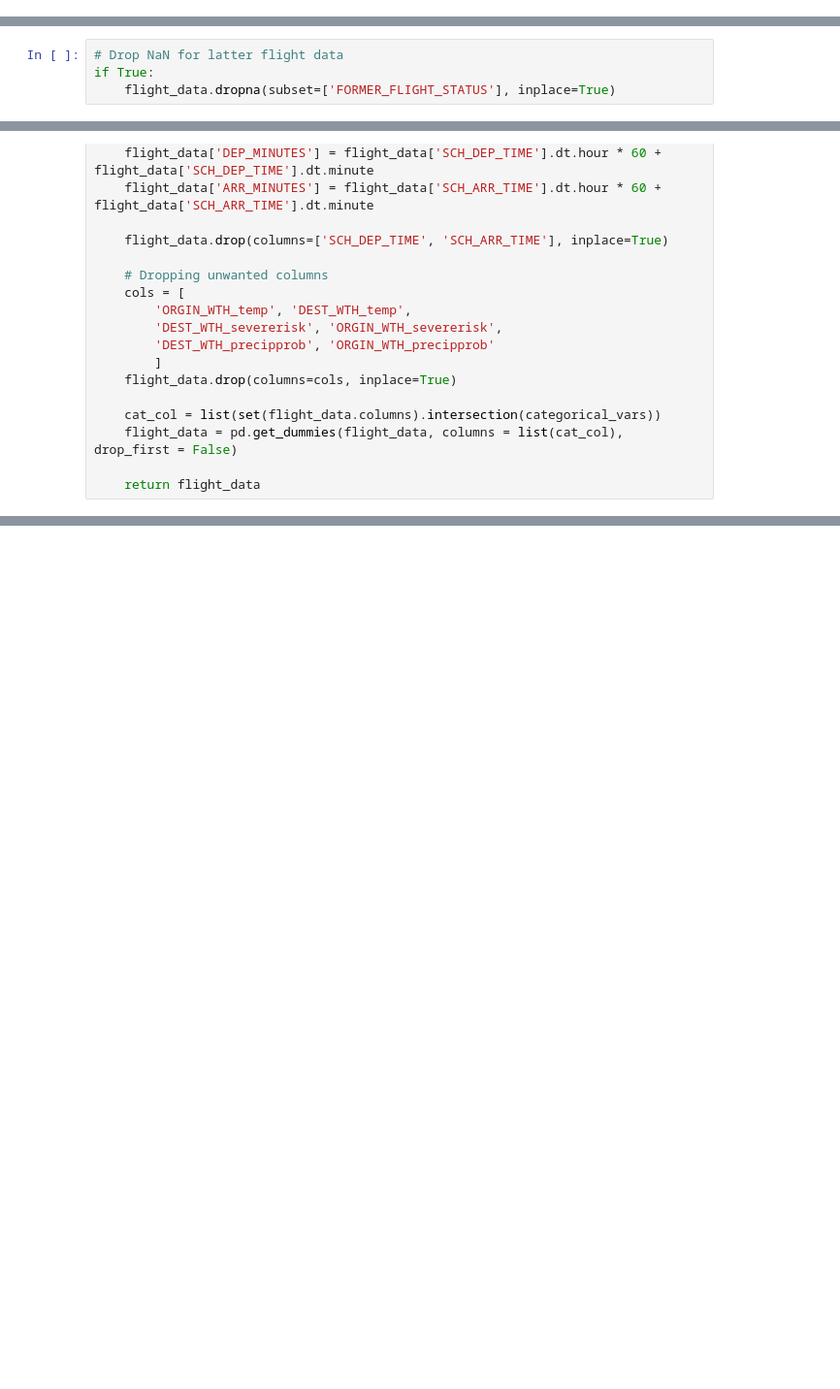
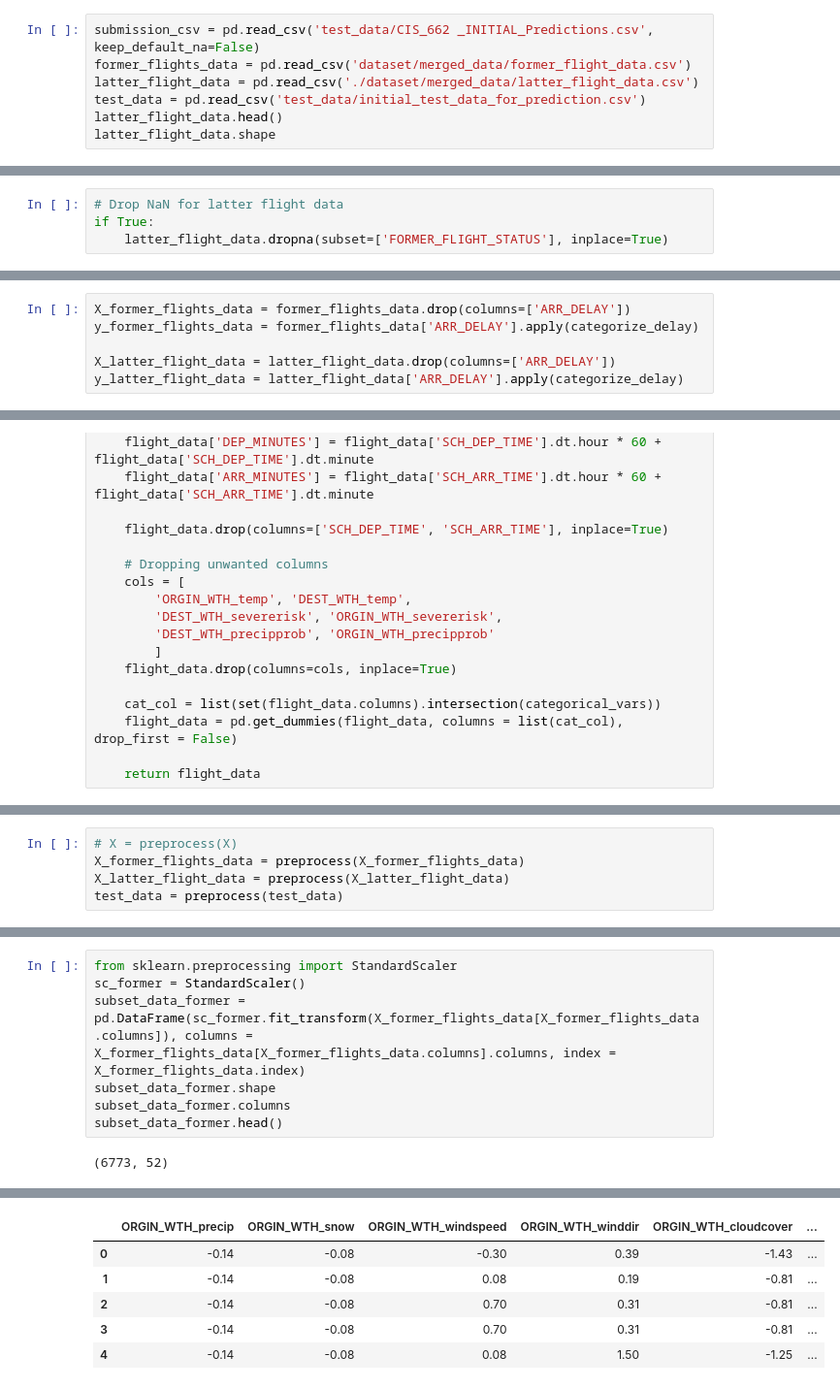
Before and after one commit to pksp99/flight-predictor, a Jupyter notebook: latter_flight_training-pca.ipynb, the cells around one changed output, grey strips where cells are left out. Shown at 97% size. Cells and saved outputs as stored; diff of their text form; blank space fills up the shorter version.

Commit message:
PCA code added for former and latter.

```diff
--- a/latter_flight_training-pca.ipynb
+++ b/latter_flight_training-pca.ipynb
@@ -41,0 +30,7 @@ flight_data.shape
+# %%
+submission_csv = pd.read_csv('test_data/CIS_662 _INITIAL_Predictions.csv', keep_default_na=False)
+former_flights_data = pd.read_csv('dataset/merged_data/former_flight_data.csv')
+latter_flight_data = pd.read_csv('./dataset/merged_data/latter_flight_data.csv')
+test_data = pd.read_csv('test_data/initial_test_data_for_prediction.csv')
+latter_flight_data.head()
+latter_flight_data.shape
@@ -42,4 +45,4 @@ flight_data.shape
 # %%
 # Drop NaN for latter flight data
 if True:
-    flight_data.dropna(subset=['FORMER_FLIGHT_STATUS'], inplace=True)
+    latter_flight_data.dropna(subset=['FORMER_FLIGHT_STATUS'], inplace=True)
@@ -46 +57,7 @@ if True:
+# %%
+X_former_flights_data = former_flights_data.drop(columns=['ARR_DELAY'])
+y_former_flights_data = former_flights_data['ARR_DELAY'].apply(categorize_delay)
+
+X_latter_flight_data = latter_flight_data.drop(columns=['ARR_DELAY'])
+y_latter_flight_data = latter_flight_data['ARR_DELAY'].apply(categorize_delay)
 # %%
@@ -334,0 +119,5 @@ KeyError: "['OP_UNIQUE_CARRIER_OO'] not in index"
+# %%
+# X = preprocess(X)
+X_former_flights_data = preprocess(X_former_flights_data)
+X_latter_flight_data = preprocess(X_latter_flight_data)
+test_data = preprocess(test_data)
@@ -334,0 +154,9 @@ KeyError: "['OP_UNIQUE_CARRIER_OO'] not in index"
+# %%
+from sklearn.preprocessing import StandardScaler
+sc_former = StandardScaler()
+subset_data_former = pd.DataFrame(sc_former.fit_transform(X_former_flights_data[X_former_flights_data.columns]), columns = X_former_flights_data[X_former_flights_data.columns].columns, index = X_former_flights_data.index)
+subset_data_former.shape
+subset_data_former.columns
+subset_data_former.head()
+# %% [output]
+(6773, 52)
@@ -334,0 +179,6 @@ KeyError: "['OP_UNIQUE_CARRIER_OO'] not in index"
+|  | ORGIN_WTH_precip | ORGIN_WTH_snow | ORGIN_WTH_windspeed | ORGIN_WTH_winddir | ORGIN_WTH_cloudcover | ... |
+| 0 | -0.14 | -0.08 | -0.30 | 0.39 | -1.43 | ... |
+| 1 | -0.14 | -0.08 | 0.08 | 0.19 | -0.81 | ... |
+| 2 | -0.14 | -0.08 | 0.70 | 0.31 | -0.81 | ... |
+| 3 | -0.14 | -0.08 | 0.70 | 0.31 | -0.81 | ... |
+| 4 | -0.14 | -0.08 | 0.08 | 1.50 | -1.25 | ... |
```
Also changed, not shown: parts of 50 cells of this notebook.
